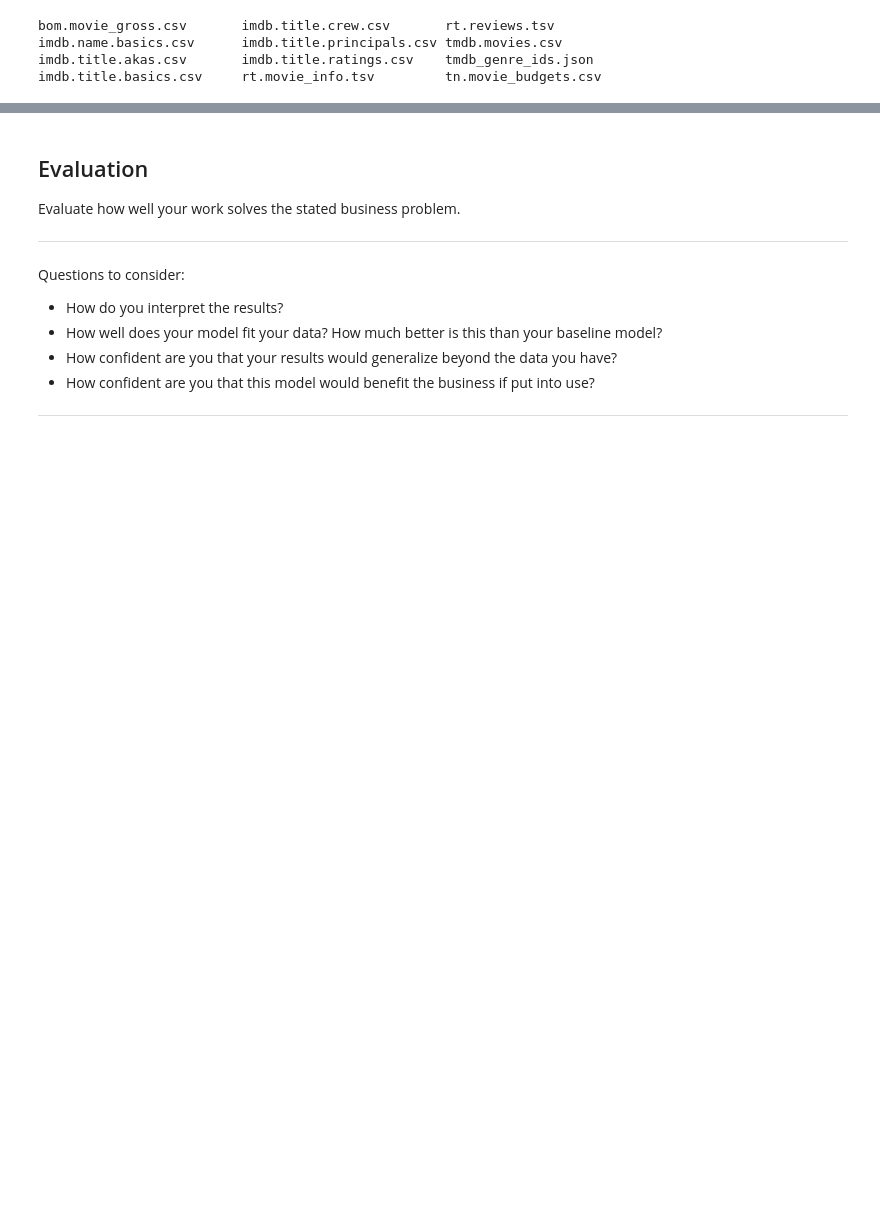
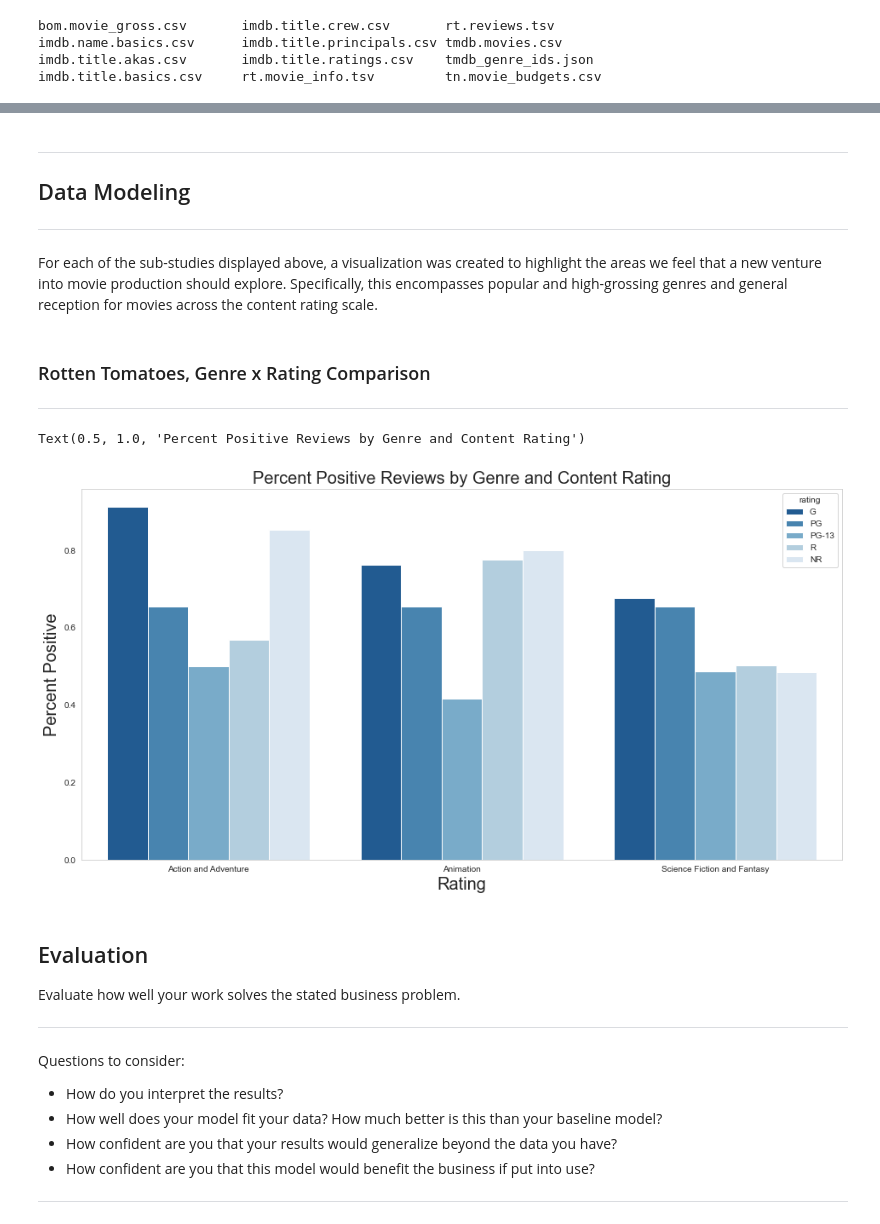
Before and after one commit to iansharff/microsoft_movies, a Jupyter notebook: project_hollywood.ipynb, the cells around one changed output, grey strips where cells are left out. Cells and saved outputs as stored; diff of their text form; code cells hidden in the pictures; blank space fills up the shorter version.

```diff
--- a/project_hollywood.ipynb
+++ b/project_hollywood.ipynb
@@ -228,3 +385,29 @@ Questions to consider:
+# %% [markdown]
+***
+
+## Data Modeling
+
+***
+# %% [markdown]
+For each of the sub-studies displayed above, a visualization was created to highlight the areas we feel that a new venture into movie production should explore. Specifically, this encompasses popular and high-grossing genres and general reception for movies across the content rating scale.
+# %% [markdown]
+### Rotten Tomatoes, Genre x Rating Comparison
+
+***
+# %%
+df = dp.merge_rt_data(focus='combined_popularity')
+# Select the highest amount
+subset= df[df['genre'].isin(['Action and Adventure', 'Science Fiction and Fantasy', 'Animation'])]
+plt.figure(figsize=(16,8))
+
+seaborn_grid = sns.set_style("whitegrid", {'axes.grid' : False})
+sns.barplot(data=subset, x='genre',y= 'percent_positive', hue="rating", palette="Blues_r")
+plt.xlabel('Rating', size=20)
+plt.ylabel('Percent Positive', size=20)
+plt.title('Percent Positive Reviews by Genre and Content Rating', size=20)
+# %% [output]
+Text(0.5, 1.0, 'Percent Positive Reviews by Genre and Content Rating')
+[figure, added]
 # %% [markdown]
 ## Evaluation
 Evaluate how well your work solves the stated business problem.
```
Also changed, not shown: parts of 66 cells of this notebook, 2 other files.
